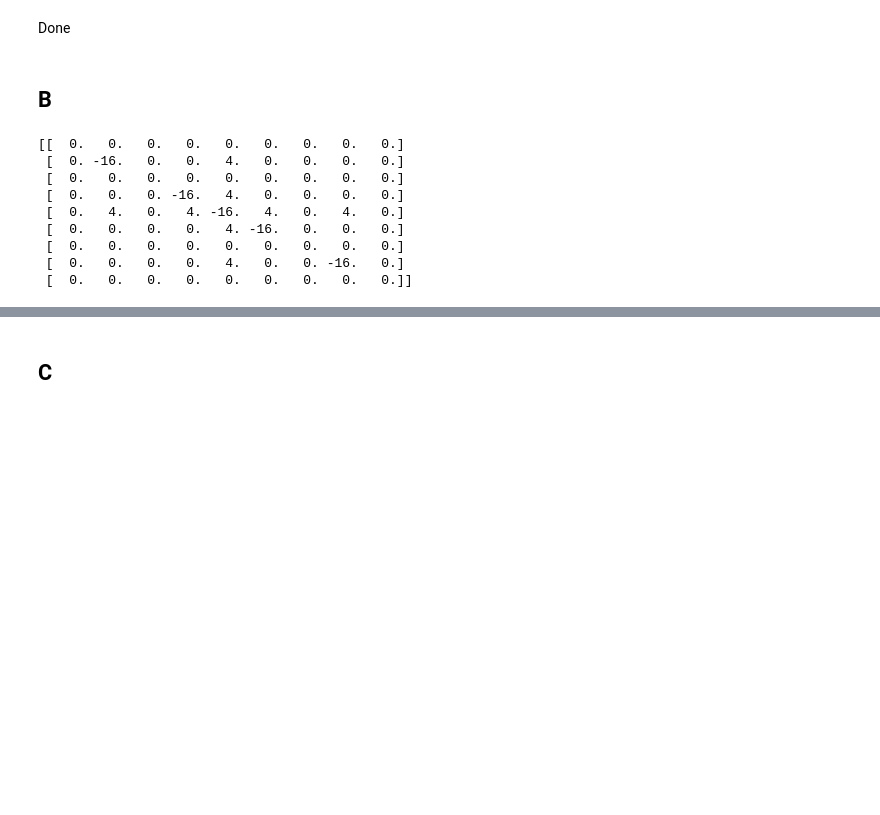
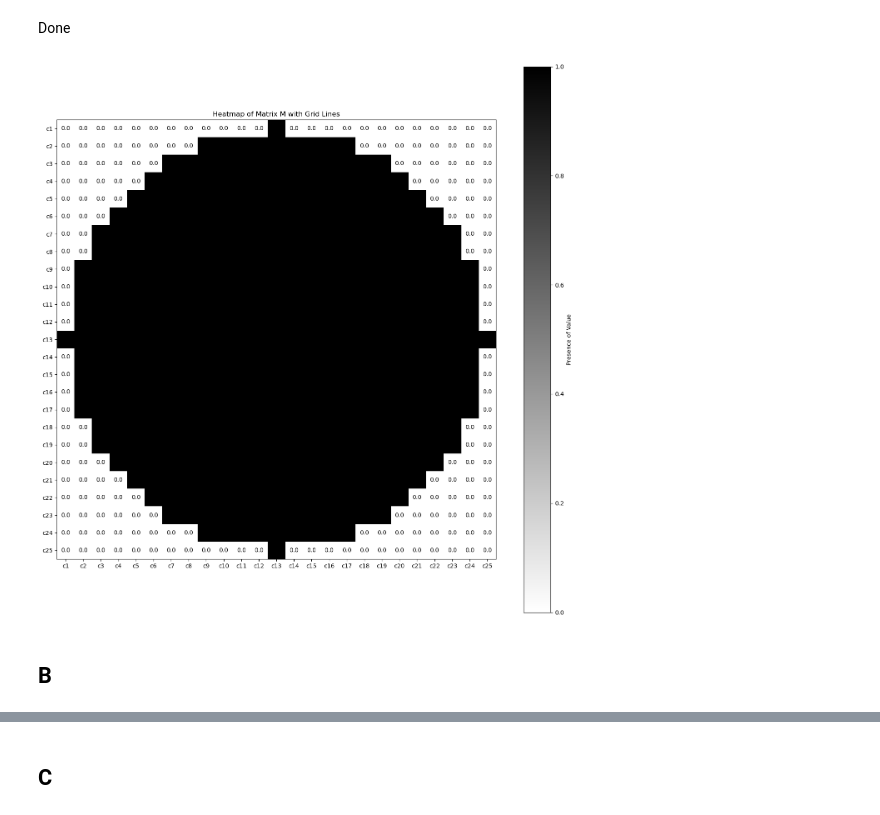
Before and after one commit to JuanSandalinas/Scientific-Computing, a Jupyter notebook: Set 3/Questions.ipynb, the cells around one changed output, grey strips where cells are left out. Saved outputs shown, nothing was run; the diff lists cells and outputs as text; code cells hidden in the pictures; blank space fills up the shorter version.

```diff
--- a/Set 3/Questions.ipynb
+++ b/Set 3/Questions.ipynb
@@ -190,5 +200,31 @@ class SimulationGrid:
 ## A
 # %% [markdown]
 Done
+# %%
+# Create a binary mask where 1 indicates presence of value and 0 indicates absence
+mask = circle.M_g != 0
+M = circle.M_g
+fig, axs = plt.subplots(1,1, figsize = (17,17))
+# Plot the heatmap
+plt.imshow(mask, cmap='binary', interpolation='nearest')
+
+# Overlay the original matrix values
+for i in range(M.shape[0]):
+    for j in range(M.shape[1]):
+        plt.text(j, i, M[i, j], ha='center', va='center', color='black')
+
+# Add grid lines
+#plt.grid(True, which='both', color='black', linestyle='-', linewidth=1)
+plt.xticks(np.arange(M.shape[1]), ['c{}'.format(i+1) for i in range(M.shape[1])])
+plt.yticks(np.arange(M.shape[0]), ['c{}'.format(i+1) for i in range(M.shape[0])])
+# Optionally, you can adjust plot settings
+plt.title('Heatmap of Matrix M with Grid Lines')
+plt.colorbar(label='Presence of Value')
+
+
+# Show the plot
+plt.show()
+# %% [output]
+[figure, added]
 # %% [markdown]
 ## B
@@ -195,16 +244,10 @@ Done
 # %%
-N = 3
+N = 50
 L = 1
-k = 10
+k = 3
+
+square = SimulationGrid(L,N,k, _type = 'Square')
+
+rectangle = SimulationGrid(L,N,k, _type = 'Rectangle')
+
 circle = SimulationGrid(L,N,k, _type = 'Circle')
-print(circle.M)
-# %% [output]
-[[  0.   0.   0.   0.   0.   0.   0.   0.   0.]
- [  0. -16.   0.   0.   4.   0.   0.   0.   0.]
- [  0.   0.   0.   0.   0.   0.   0.   0.   0.]
- [  0.   0.   0. -16.   4.   0.   0.   0.   0.]
- [  0.   4.   0.   4. -16.   4.   0.   4.   0.]
- [  0.   0.   0.   0.   4. -16.   0.   0.   0.]
- [  0.   0.   0.   0.   0.   0.   0.   0.   0.]
- [  0.   0.   0.   0.   4.   0.   0. -16.   0.]
- [  0.   0.   0.   0.   0.   0.   0.   0.   0.]]
```
Also changed, not shown: parts of 5 cells of this notebook, 1 other file.
